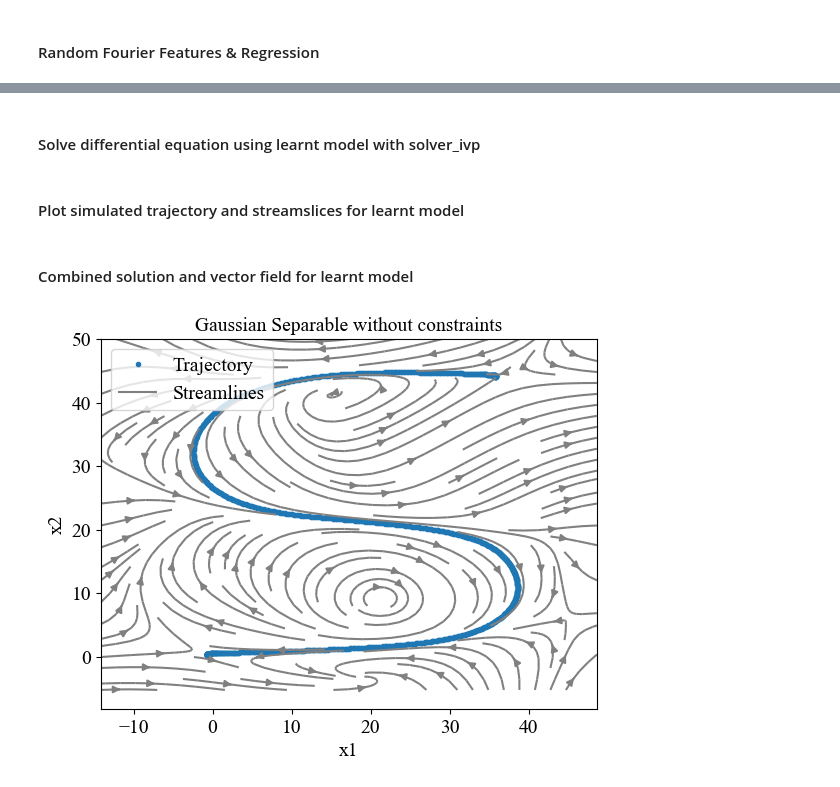
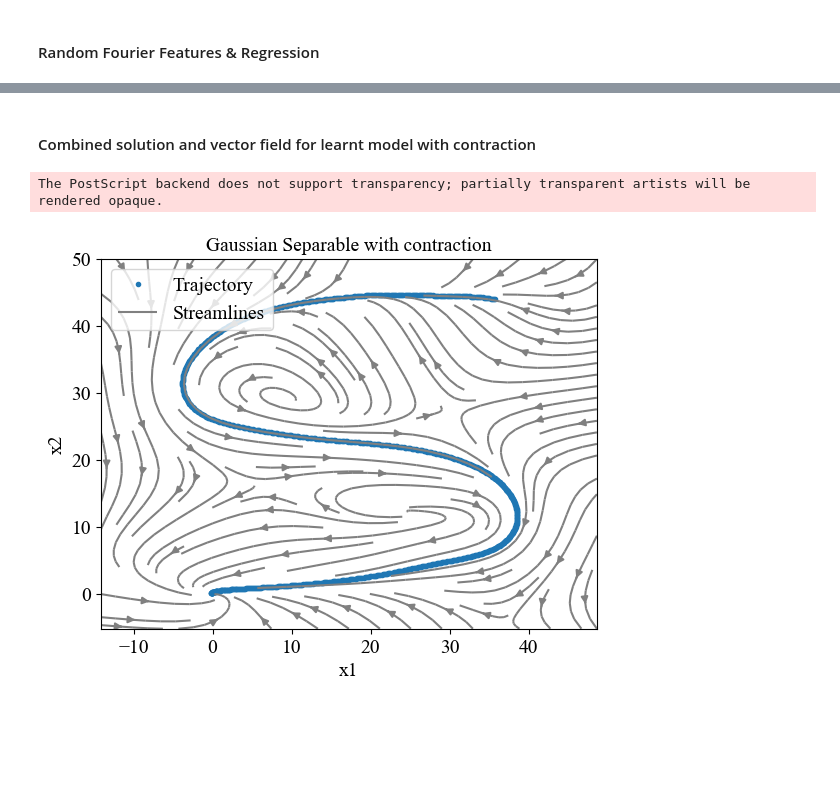
Before and after one commit to helenatp/tpk4960, a Jupyter notebook: src/lasa/lasa_gaussian_separable.ipynb, the cells around one changed output, grey strips where cells are left out. Drawn from its saved outputs; the diff is of its cells as text; code cells hidden in the pictures; blank space fills up the shorter version.

```diff
--- a/src/lasa/lasa_gaussian_separable.ipynb
+++ b/src/lasa/lasa_gaussian_separable.ipynb
@@ -222,0 +246,10 @@ mu = 0.0
+# %%
+u_learnt = np.zeros(X1.shape)
+v_learnt = np.zeros(X1.shape)
+
+# for loop to get the velocity at each point witht the learnt model
+for (i,j), value in np.ndenumerate(X1):
+    # get velocities at each point with the learnt model
+    Y_prime = learnt_model(t, np.array([value, X2[i, j]]))
+    u_learnt[i,j] = Y_prime[0]
+    v_learnt[i,j] = Y_prime[1]
@@ -229,10 +315,11 @@ alpha_rff = alpha_approx(x_train, y_train, w, b, dim_of_function, num_of_samples
-# %% [markdown]
-#### Solve differential equation using learnt model with solver_ivp
+# %%
+def learnt_model_with_constraint(t, x):
+    func = capital_psi(x, w, b, num_of_samples, dim_of_function) @ alpha_rff_with_constraint
+    return func
 # %%
-#data_series = solve_ivp(learnt_model_with_constraint, timespan, init_condition, t_eval = t_series).y
-data_series = solve_ivp(learnt_model, timespan, init_condition, t_eval = t_series).y
+data_series_contraction = solve_ivp(learnt_model_with_constraint, timespan, init_condition, t_eval = t_series).y
 # %% [markdown]
-#### Plot simulated trajectory and streamslices for learnt model
+#### Combined solution and vector field for learnt model with contraction
 # %%
 u_learnt = np.zeros(X1.shape)
 v_learnt = np.zeros(X1.shape)
@@ -240,24 +327,22 @@ v_learnt = np.zeros(X1.shape)
 # for loop to get the velocity at each point witht the learnt model
 for (i,j), value in np.ndenumerate(X1):
     # get velocities at each point with the learnt model
-    #Y_prime = learnt_model_with_constraint(t, np.array([value, X2[i, j]]))
-    Y_prime = learnt_model(t, np.array([value, X2[i, j]]))
+    Y_prime = learnt_model_with_constraint(t, np.array([value, X2[i, j]]))
     u_learnt[i,j] = Y_prime[0]
     v_learnt[i,j] = Y_prime[1]
-# %% [markdown]
-#### Combined solution and vector field for learnt model
 # %%
-fig_learntmodel = plt.figure(1)
-plt.title('Gaussian Separable without constraints', fontsize=14)
-plt.plot(data_series[0, :], data_series[1, :], '.', linewidth=0.1)
+fig_learntmodel_contraction = plt.figure(2)
+plt.title('Gaussian Separable with contraction', fontsize=14)
+plt.plot(data_series_contraction[0, :], data_series_contraction[1, :], '.', linewidth=0.1)
 plt.streamplot(X1, X2, u_learnt, v_learnt, density = 1.1, color ='gray')
 plt.xlabel('x1', fontsize=14)
 plt.ylabel('x2', fontsize=14)
 plt.tick_params(axis='x', labelsize=14)
 plt.tick_params(axis='y', labelsize=14)
 plt.legend(['Trajectory', 'Streamlines'], loc = "upper left" , frameon = True , prop ={'size': 14 } )
-fig_learntmodel.show()
-#plt.savefig(r"lasa_figures/Angle_lasa_gauss_rff_without_constraints.eps", format ="eps", transparent = True)
+fig_learntmodel_contraction.show()
+plt.savefig(r"lasa_figures/"+name_of_dataset+"_lasa_gauss_rff_with_constraints.eps", format ="eps", transparent = True)
 # %% [output]
+The PostScript backend does not support transparency; partially transparent artists will be rendered opaque.
-[figure, old version]
+[figure, new version]
 # %% [markdown]
```
Also changed, not shown: parts of 18 cells of this notebook, 10 other files.
